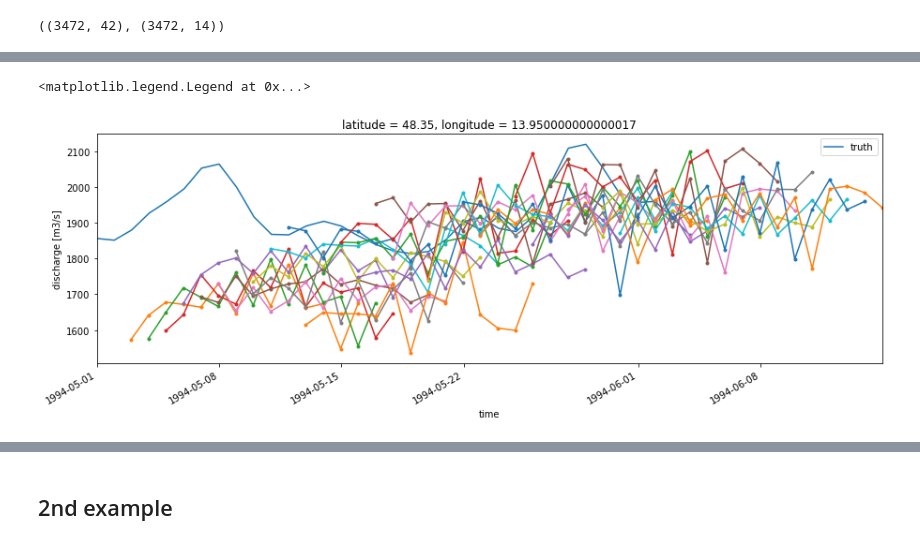
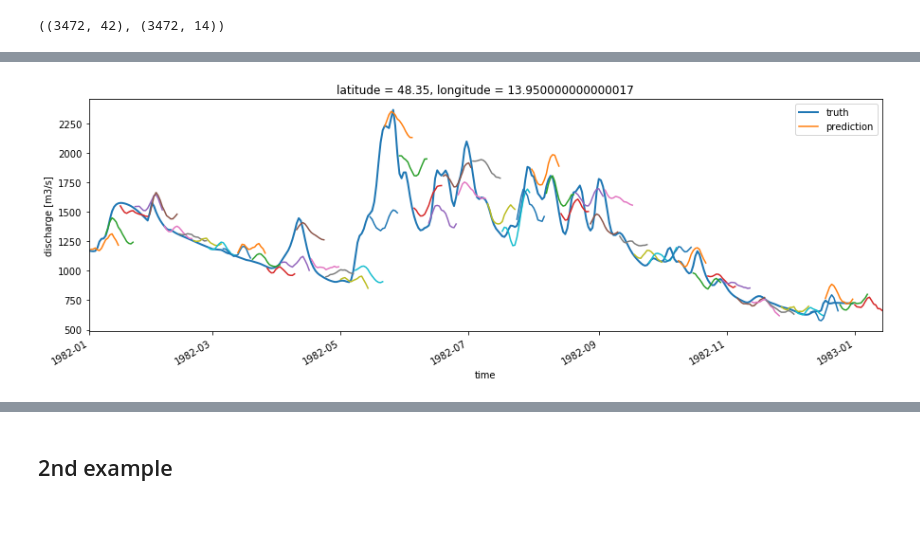
Before and after one commit to ECMWFCode4Earth/ml_flood, a Jupyter notebook: notebooks/3_model_tests/time-delay-neural-net.ipynb, the cells around one changed output, grey strips where cells are left out. Saved outputs shown, nothing was run; the diff lists cells and outputs as text; code cells hidden in the pictures; blank space fills up the shorter version.

Commit message:
train on differences

```diff
--- a/notebooks/3_model_tests/time-delay-neural-net.ipynb
+++ b/notebooks/3_model_tests/time-delay-neural-net.ipynb
@@ -488 +585,13 @@ os.makedirs(dir_model, exist_ok=True)
+# %%
+init_time = X_train.time  # sample timestamp = init timestamp
+initial_dis = dis_point.sel(time=init_time)
+y_pred_train = m.predict(X_train, initial_dis=initial_dis)
+
+init_time = X_valid.time  # sample timestamp = init timestamp
+initial_dis = dis_point.sel(time=init_time)
+y_pred_valid = m.predict(X_valid, initial_dis=initial_dis)
+
+init_time = X_test.time  # sample timestamp = init timestamp
+initial_dis = dis_point.sel(time=init_time)
+y_pred_test = m.predict(X_test, initial_dis=initial_dis)
 # %%
@@ -515,16 +612,11 @@ ax.legend()
-# %%
-fix, ax = plt.subplots(figsize=(15,5))
-time='1994-05'
-
-
-true_dis.sel(time=time).plot(ax=ax, label='truth')
-pred = out.sel(init_time=time)
-
-for init in pred.init_time:
-    df = out.sel(init_time=init).to_pandas()
-    df.index = [pd.Timestamp(init.values) + dt.timedelta(days=i) for i in df.index]
-    df.plot(ax=ax, marker='.') #label=str(init))
-ax.legend(['truth'])
-# %% [output]
-<matplotlib.legend.Legend at 0x...>
-[figure, removed]
+# %%
+true_dis = dis_point
+# %%
+fix, ax = plt.subplots(figsize=(15,5))
+time = slice('1982-01', '1982-12')
+
+plot_recurrent(ax, truth=true_dis.sel(time=time),
+                   prediction=y_pred_train.sel(init_time=time),
+                   each_N=7)
+# %% [output]
+[figure, added]
```
Also changed, not shown: parts of 27 cells of this notebook.
